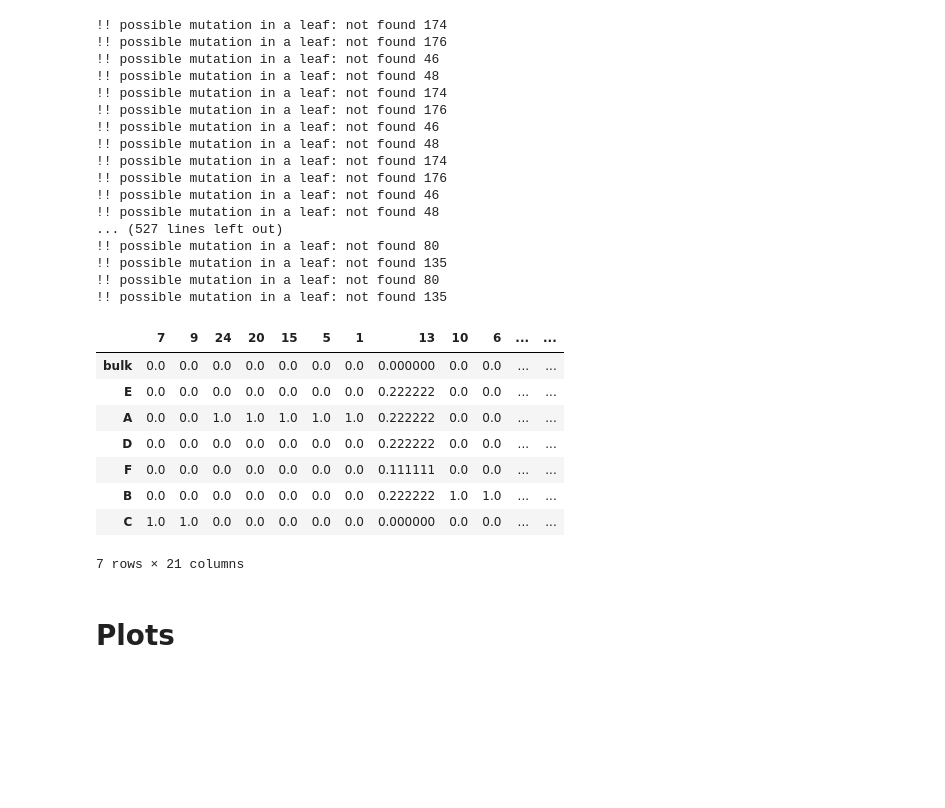
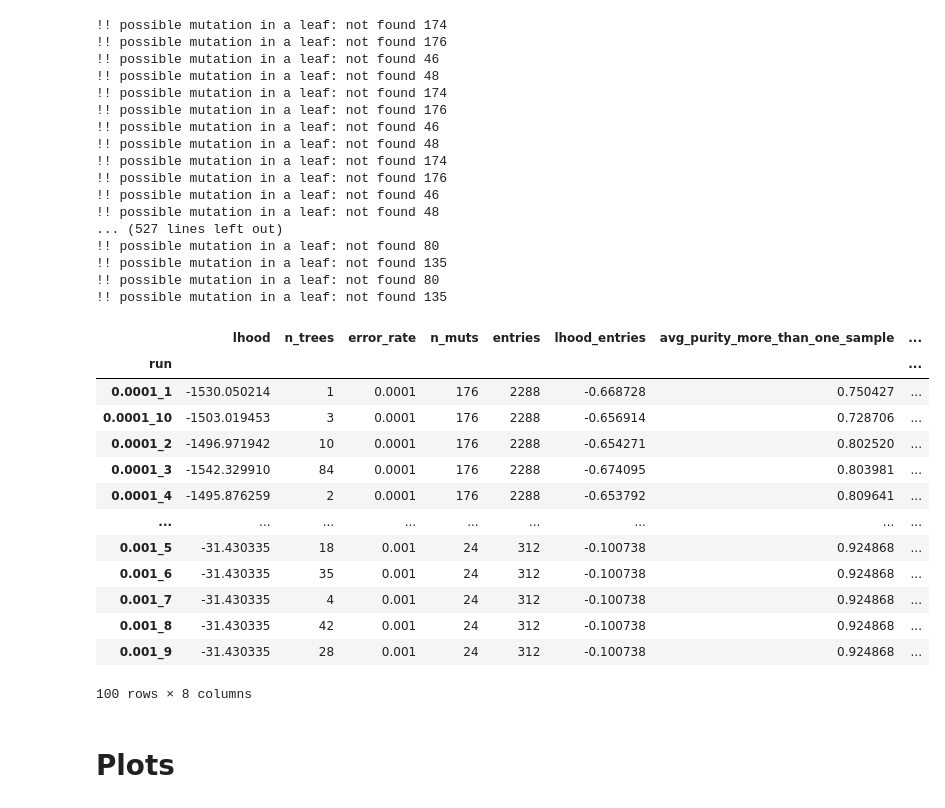
Before and after one commit to cbg-ethz/mt-SCITE, a Jupyter notebook: Notebooks/performance_P9855.ipynb, the cells around one changed output. Drawn from its saved outputs; the diff is of its cells as text; code cells hidden in the pictures; blank space fills up the shorter version.

```diff
--- a/Notebooks/performance_P9855.ipynb
+++ b/Notebooks/performance_P9855.ipynb
@@ -330,18 +326,21 @@ for error_rate, trees in all_trees.items():
 !! possible mutation in a leaf: not found 80
 !! possible mutation in a leaf: not found 135
 # %%
-#performance
+performance
+# %% [output]
+|  | lhood | n_trees | error_rate | n_muts | entries | lhood_entries | avg_purity_more_than_one_sample | ... |
+| run |  |  |  |  |  |  |  | ... |
+| 0.0001_1 | -1530.050214 | 1 | 0.0001 | 176 | 2288 | -0.668728 | 0.750427 | ... |
+| 0.0001_10 | -1503.019453 | 3 | 0.0001 | 176 | 2288 | -0.656914 | 0.728706 | ... |
+| 0.0001_2 | -1496.971942 | 10 | 0.0001 | 176 | 2288 | -0.654271 | 0.802520 | ... |
+| 0.0001_3 | -1542.329910 | 84 | 0.0001 | 176 | 2288 | -0.674095 | 0.803981 | ... |
+| 0.0001_4 | -1495.876259 | 2 | 0.0001 | 176 | 2288 | -0.653792 | 0.809641 | ... |
+| ... | ... | ... | ... | ... | ... | ... | ... | ... |
+| 0.001_5 | -31.430335 | 18 | 0.001 | 24 | 312 | -0.100738 | 0.924868 | ... |
+| 0.001_6 | -31.430335 | 35 | 0.001 | 24 | 312 | -0.100738 | 0.924868 | ... |
+| 0.001_7 | -31.430335 | 4 | 0.001 | 24 | 312 | -0.100738 | 0.924868 | ... |
+| 0.001_8 | -31.430335 | 42 | 0.001 | 24 | 312 | -0.100738 | 0.924868 | ... |
+| 0.001_9 | -31.430335 | 28 | 0.001 | 24 | 312 | -0.100738 | 0.924868 | ... |
+100 rows × 8 columns
-# %%
-p
-# %% [output]
-|  | 7 | 9 | 24 | 20 | 15 | 5 | 1 | 13 | 10 | 6 | ... | ... |
-| bulk | 0.0 | 0.0 | 0.0 | 0.0 | 0.0 | 0.0 | 0.0 | 0.000000 | 0.0 | 0.0 | ... | ... |
-| E | 0.0 | 0.0 | 0.0 | 0.0 | 0.0 | 0.0 | 0.0 | 0.222222 | 0.0 | 0.0 | ... | ... |
-| A | 0.0 | 0.0 | 1.0 | 1.0 | 1.0 | 1.0 | 1.0 | 0.222222 | 0.0 | 0.0 | ... | ... |
-| D | 0.0 | 0.0 | 0.0 | 0.0 | 0.0 | 0.0 | 0.0 | 0.222222 | 0.0 | 0.0 | ... | ... |
-| F | 0.0 | 0.0 | 0.0 | 0.0 | 0.0 | 0.0 | 0.0 | 0.111111 | 0.0 | 0.0 | ... | ... |
-| B | 0.0 | 0.0 | 0.0 | 0.0 | 0.0 | 0.0 | 0.0 | 0.222222 | 1.0 | 1.0 | ... | ... |
-| C | 1.0 | 1.0 | 0.0 | 0.0 | 0.0 | 0.0 | 0.0 | 0.000000 | 0.0 | 0.0 | ... | ... |
-7 rows × 21 columns
 # %% [markdown]
 # Plots
```
Also changed, not shown: parts of 7 cells of this notebook.
